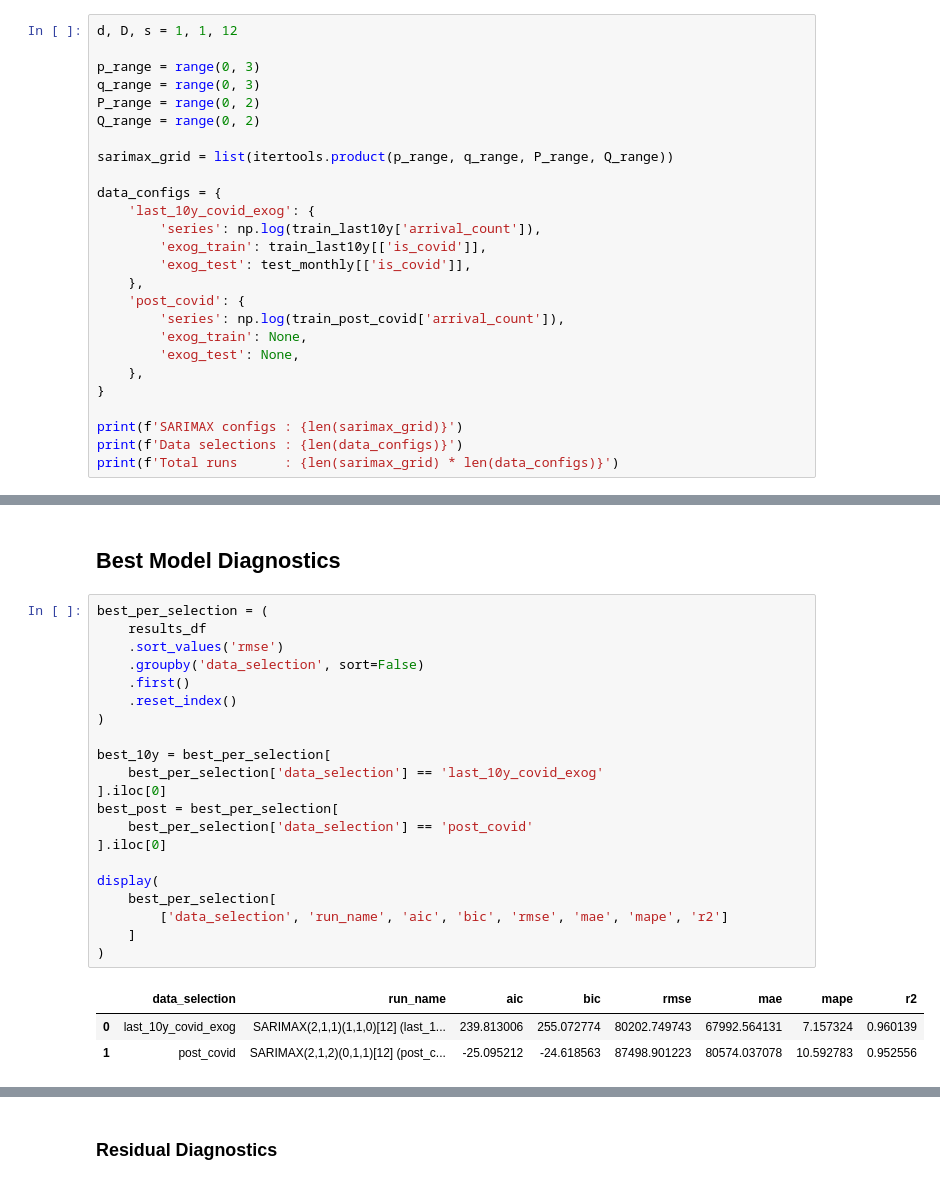
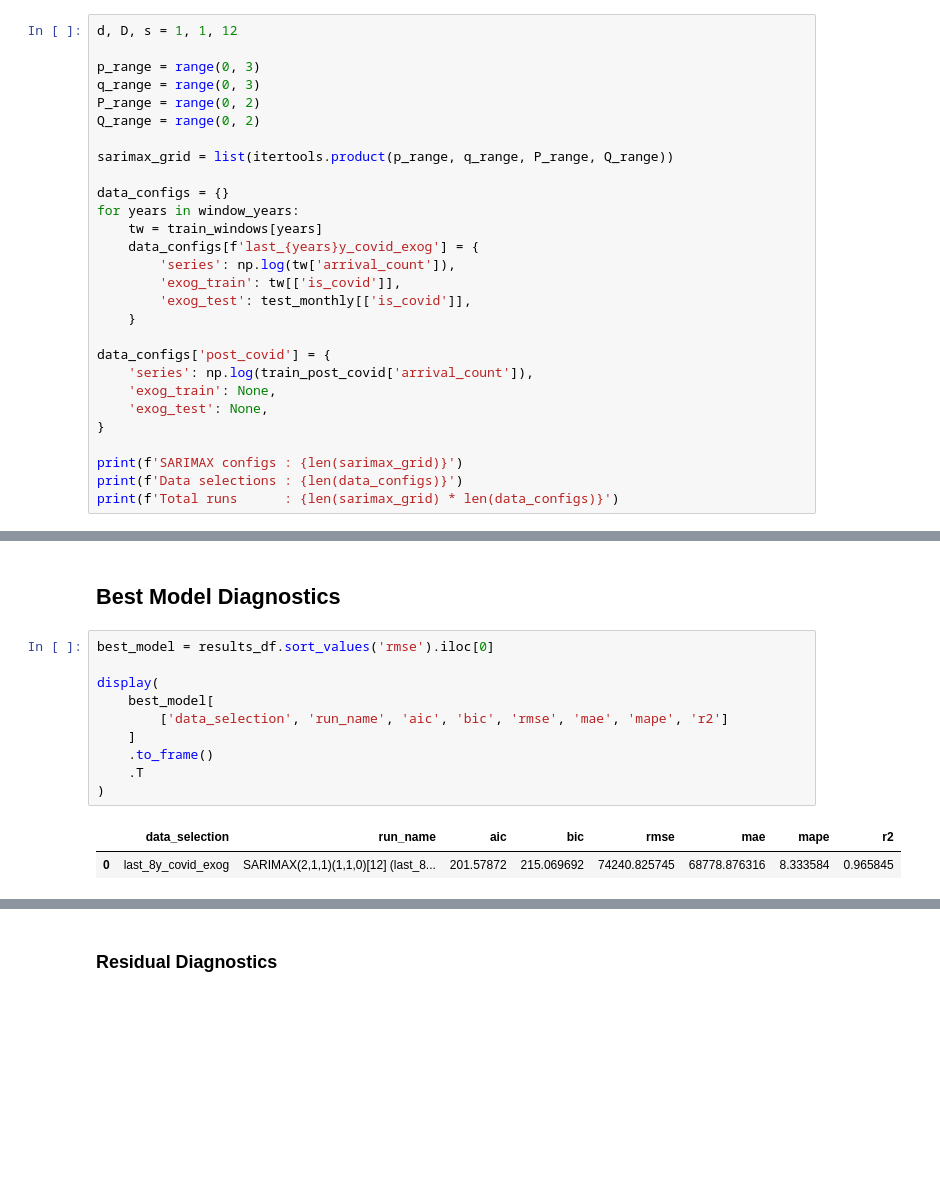
Before and after one commit to Gbrlmoraes/brazil_tourism_forecasting_benchmark, a Jupyter notebook: notebooks/5_arima_model_testing.ipynb, the cells around one changed output, grey strips where cells are left out. Cells and saved outputs as stored; diff of their text form; blank space fills up the shorter version.

```diff
--- a/notebooks/5_arima_model_testing.ipynb
+++ b/notebooks/5_arima_model_testing.ipynb
@@ -100,17 +111,19 @@ Q_range = range(0, 2)
 
 sarimax_grid = list(itertools.product(p_range, q_range, P_range, Q_range))
 
-data_configs = {
-    'last_10y_covid_exog': {
-        'series': np.log(train_last10y['arrival_count']),
-        'exog_train': train_last10y[['is_covid']],
+data_configs = {}
+for years in window_years:
+    tw = train_windows[years]
+    data_configs[f'last_{years}y_covid_exog'] = {
+        'series': np.log(tw['arrival_count']),
+        'exog_train': tw[['is_covid']],
         'exog_test': test_monthly[['is_covid']],
-    },
-    'post_covid': {
-        'series': np.log(train_post_covid['arrival_count']),
-        'exog_train': None,
-        'exog_test': None,
-    },
+    }
+
+data_configs['post_covid'] = {
+    'series': np.log(train_post_covid['arrival_count']),
+    'exog_train': None,
+    'exog_test': None,
 }
 
 print(f'SARIMAX configs : {len(sarimax_grid)}')
@@ -288,30 +309,18 @@ display(
 # %% [markdown]
 ## Best Model Diagnostics
 # %%
-best_per_selection = (
-    results_df
-    .sort_values('rmse')
-    .groupby('data_selection', sort=False)
-    .first()
-    .reset_index()
-)
-
-best_10y = best_per_selection[
-    best_per_selection['data_selection'] == 'last_10y_covid_exog'
-].iloc[0]
-best_post = best_per_selection[
-    best_per_selection['data_selection'] == 'post_covid'
-].iloc[0]
+best_model = results_df.sort_values('rmse').iloc[0]
 
 display(
-    best_per_selection[
+    best_model[
         ['data_selection', 'run_name', 'aic', 'bic', 'rmse', 'mae', 'mape', 'r2']
     ]
+    .to_frame()
+    .T
 )
 # %% [output]
 |  | data_selection | run_name | aic | bic | rmse | mae | mape | r2 |
-| 0 | last_10y_covid_exog | SARIMAX(2,1,1)(1,1,0)[12] (last_1... | 239.813006 | 255.072774 | 80202.749743 | 67992.564131 | 7.157324 | 0.960139 |
-| 1 | post_covid | SARIMAX(2,1,2)(0,1,1)[12] (post_c... | -25.095212 | -24.618563 | 87498.901223 | 80574.037078 | 10.592783 | 0.952556 |
+| 0 | last_8y_covid_exog | SARIMAX(2,1,1)(1,1,0)[12] (last_8... | 201.57872 | 215.069692 | 74240.825745 | 68778.876316 | 8.333584 | 0.965845 |
 # %%
 def fit_model(row, configs):
     cfg = configs[row['data_selection']]
```
Also changed, not shown: parts of 11 cells of this notebook.
